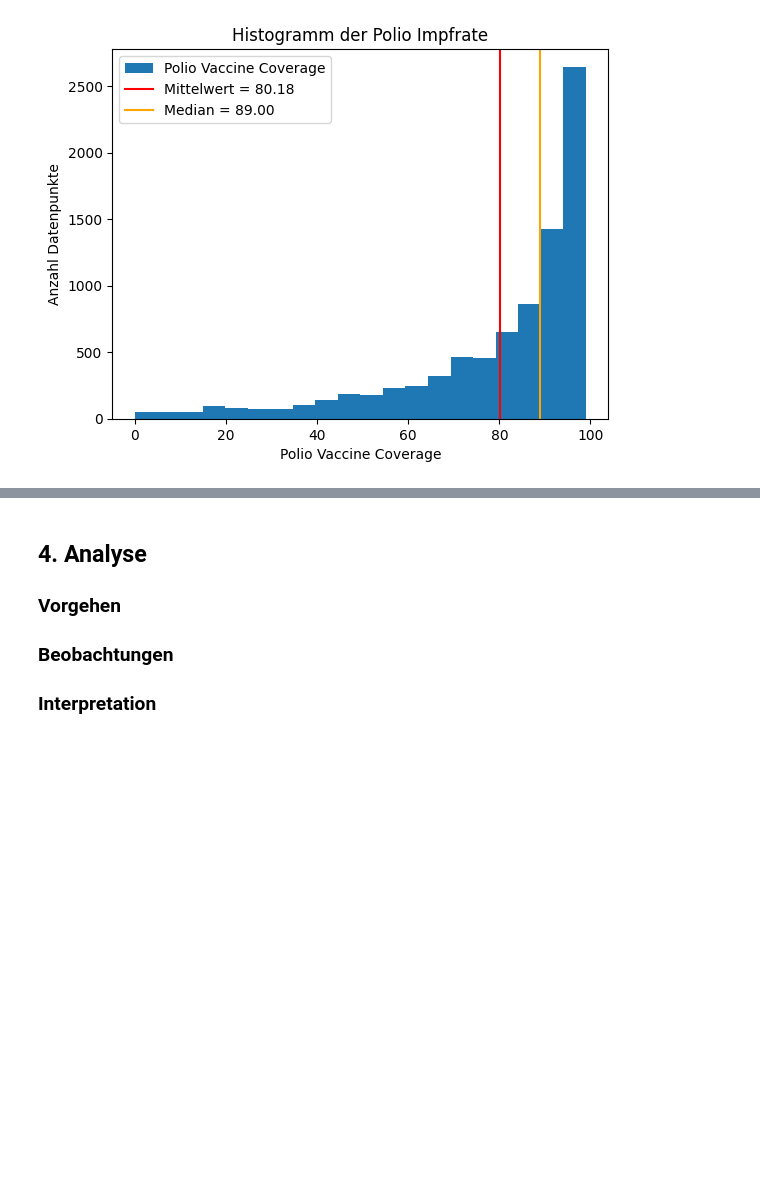
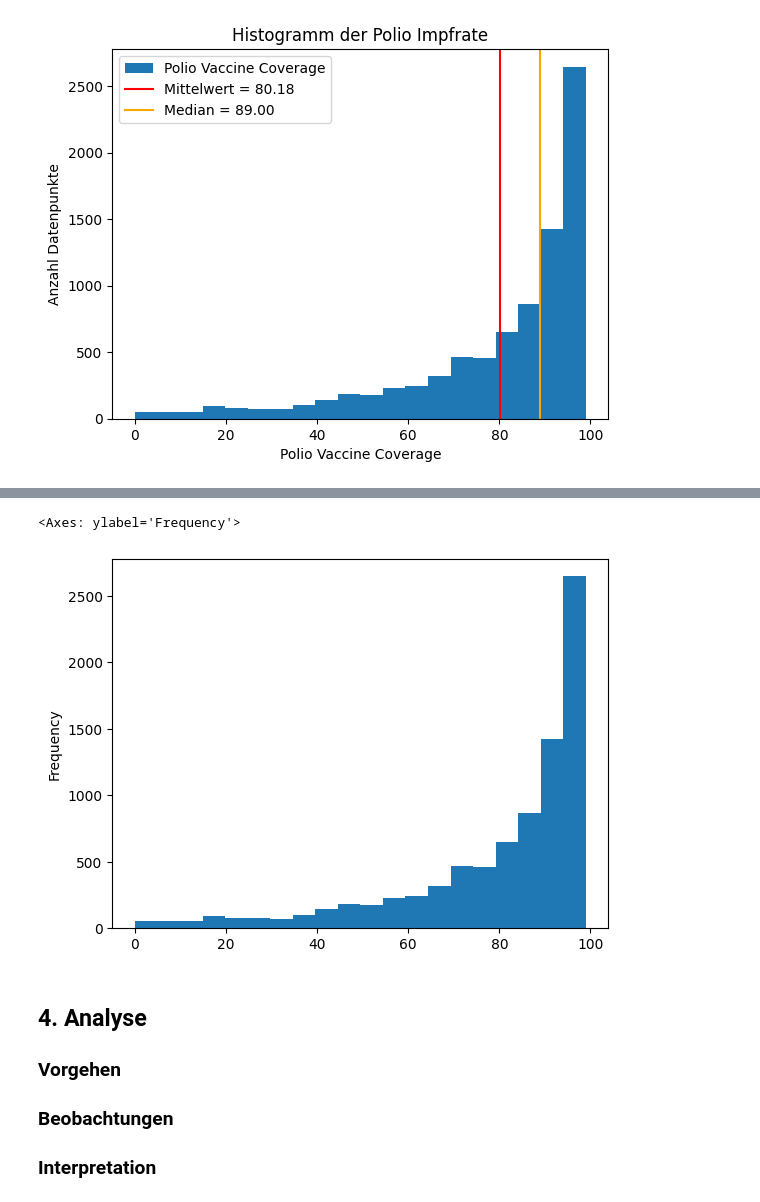
Before and after one commit to gandlea/LN-2-HS2025, a Jupyter notebook: Leistungsnachweis.ipynb, the cells around one changed output, grey strips where cells are left out. Cells and saved outputs as stored; diff of their text form; code cells hidden in the pictures; blank space fills up the shorter version.

Commit message:
Add Analyse Polio

```diff
--- a/Leistungsnachweis.ipynb
+++ b/Leistungsnachweis.ipynb
@@ -379,3 +452,8 @@ g.legend()
+# %%
+rename_df['Polio Vaccine Coverage'].plot(kind='hist', bins=20)
+# %% [output]
+<Axes: ylabel='Frequency'>
+[figure, added]
 # %% [markdown]
 ## 4. Analyse
 ### Vorgehen
```
Also changed, not shown: parts of 10 cells of this notebook, 1 other file.
